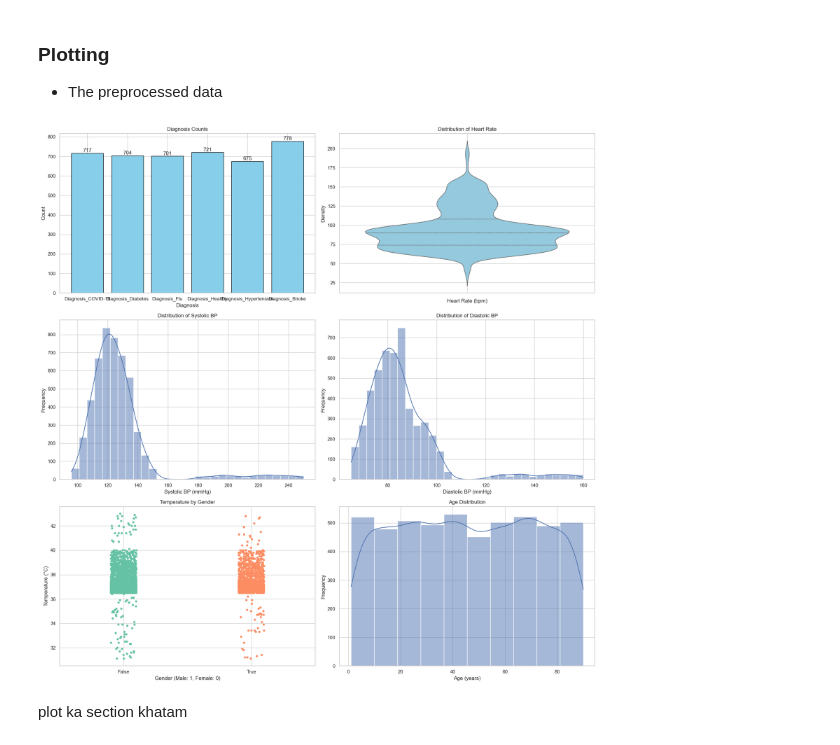
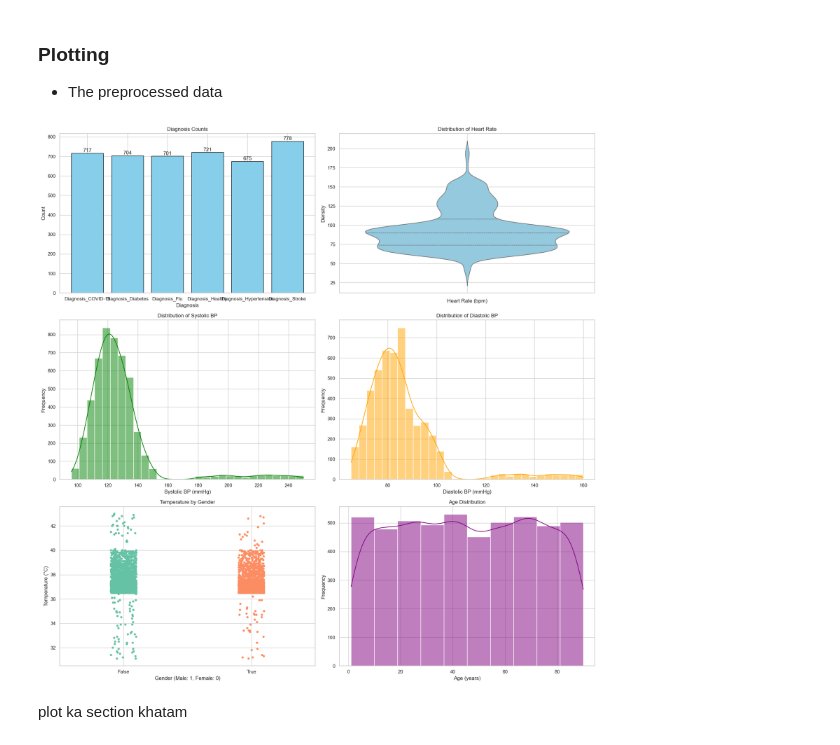
Before and after one commit to Adarshv0524/MedQueue, a Jupyter notebook: main.ipynb, the cells around one changed output. Cells and saved outputs as stored; diff of their text form; code cells hidden in the pictures.

```diff
--- a/main.ipynb
+++ b/main.ipynb
@@ -60,20 +61,17 @@ df.head()
 ### **Plotting**
  - The preprocessed data
 # %%
-import matplotlib.pyplot as plt
-import seaborn as sns
-import pandas as pd
-from matplotlib.dates import DateFormatter
+# Create a copy of the original DataFrame to preserve it
+df_copy = df.copy()
 
-# DataFrame = df
-df['Admission Date'] = pd.to_datetime(df['Admission Date'])
-df = df.sort_values('Admission Date')
+df_copy['Admission Date'] = pd.to_datetime(df_copy['Admission Date'])
+df_copy = df_copy.sort_values('Admission Date')
 
 fig, axs = plt.subplots(3, 2, figsize=(18, 18))
 
-# Diagnosis Counts ka Bar Plot
+# Diagnosis Counts Bar Plot
 diagnosis_columns = ['Diagnosis_COVID-19', 'Diagnosis_Diabetes', 'Diagnosis_Flu', 'Diagnosis_Healthy', 'Diagnosis_Hypertension', 'Diagnosis_Stroke']
-diagnosis_counts = df[diagnosis_columns].sum()
+diagnosis_counts = df_copy[diagnosis_columns].sum()
 
 bars = axs[0, 0].bar(diagnosis_counts.index, diagnosis_counts.values, color='skyblue', edgecolor='black')
 axs[0, 0].set_title('Diagnosis Counts')
@@ -84,44 +82,44 @@ for bar in bars:
     yval = bar.get_height()
     axs[0, 0].text(bar.get_x() + bar.get_width()/2, yval + 0.5, int(yval), ha='center', va='bottom')
 
-# Heart Rate ka Violin Plot
-sns.violinplot(y='Heart Rate', data=df, ax=axs[0, 1], inner='quartile', color='skyblue')
+# Heart Rate Violin Plot
+sns.violinplot(y='Heart Rate', data=df_copy, ax=axs[0, 1], inner='quartile', color='skyblue')
 axs[0, 1].set_title('Distribution of Heart Rate')
 axs[0, 1].set_xlabel('Heart Rate (bpm)')
 axs[0, 1].set_ylabel('Density')
 axs[0, 1].grid(True)
 
-# Systolic BP ka histogram
-sns.histplot(df['Systolic BP'].dropna(), bins=30, kde=True, ax=axs[1, 0])
+# Systolic BP Histogram
+sns.histplot(df_copy['Systolic BP'].dropna(), bins=30, kde=True, ax=axs[1, 0], color='green')
 axs[1, 0].set_title('Distribution of Systolic BP')
 axs[1, 0].set_xlabel('Systolic BP (mmHg)')
 axs[1, 0].set_ylabel('Frequency')
 axs[1, 0].grid(True)
 
-# Diastolic BP ka histogram
-sns.histplot(df['Diastolic BP'].dropna(), bins=30, kde=True, ax=axs[1, 1])
+# Diastolic BP Histogram
+sns.histplot(df_copy['Diastolic BP'].dropna(), bins=30, kde=True, ax=axs[1, 1], color='orange')
 axs[1, 1].set_title('Distribution of Diastolic BP')
 axs[1, 1].set_xlabel('Diastolic BP (mmHg)')
 axs[1, 1].set_ylabel('Frequency')
 axs[1, 1].grid(True)
 
-# Temperature by Gender ka plot
-sns.stripplot(x='Gender_Male', y='Temperature', data=df, ax=axs[2, 0], jitter=True, palette='Set2')
+# Temperature by Gender Plot
+sns.stripplot(x='Gender_Male', y='Temperature', data=df_copy, ax=axs[2, 0], jitter=True, palette='Set2')
 axs[2, 0].set_title('Temperature by Gender')
 axs[2, 0].set_xlabel('Gender (Male: 1, Female: 0)')
 axs[2, 0].set_ylabel('Temperature (°C)')
 axs[2, 0].grid(True)
 
-# Age Distribution ka histogram
-sns.histplot(df['Age'], bins=10, kde=True, ax=axs[2, 1])
+# Age Distribution Histogram
+sns.histplot(df_copy['Age'], bins=10, kde=True, ax=axs[2, 1], color='purple')
 axs[2, 1].set_title('Age Distribution')
 axs[2, 1].set_xlabel('Age (years)')
 axs[2, 1].set_ylabel('Frequency')
 axs[2, 1].grid(True)
 
 plt.tight_layout()
 plt.show()
 # %% [output]
-[figure, old version]
+[figure, new version]
 # %% [markdown]
 plot ka section khatam
```
Also changed, not shown: parts of 28 cells of this notebook, 2 other files.
